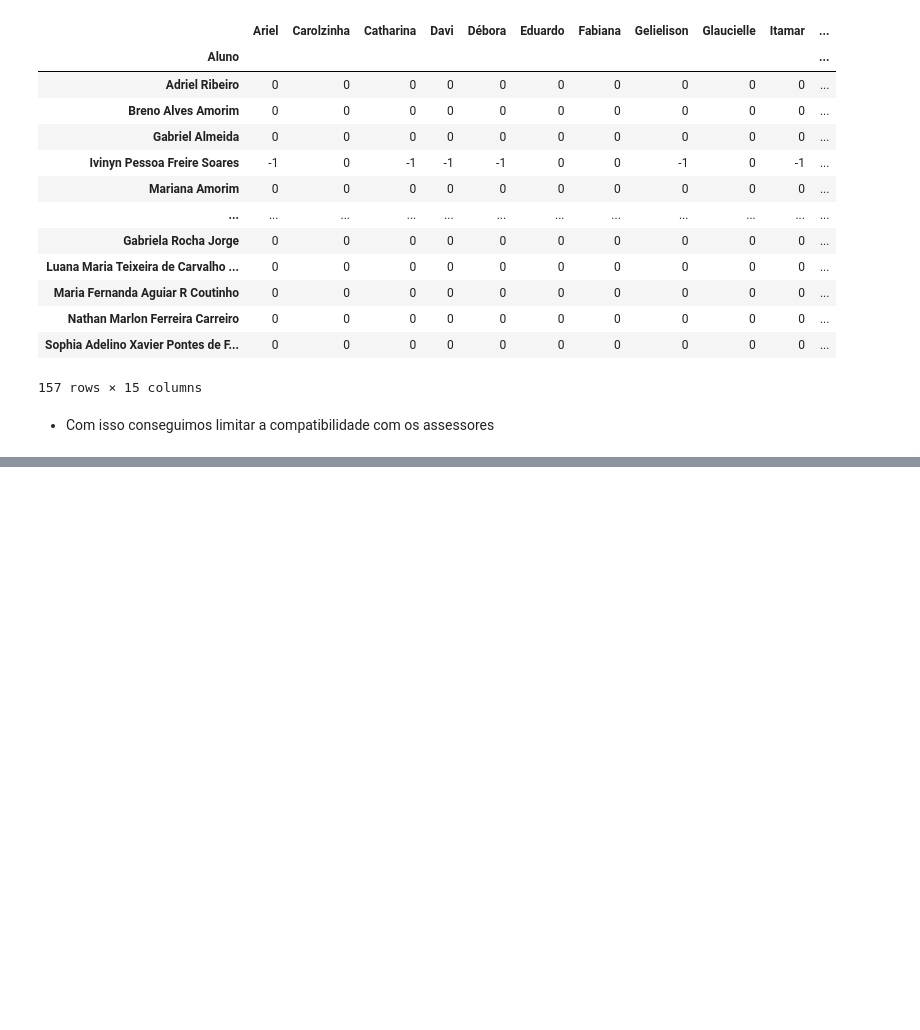
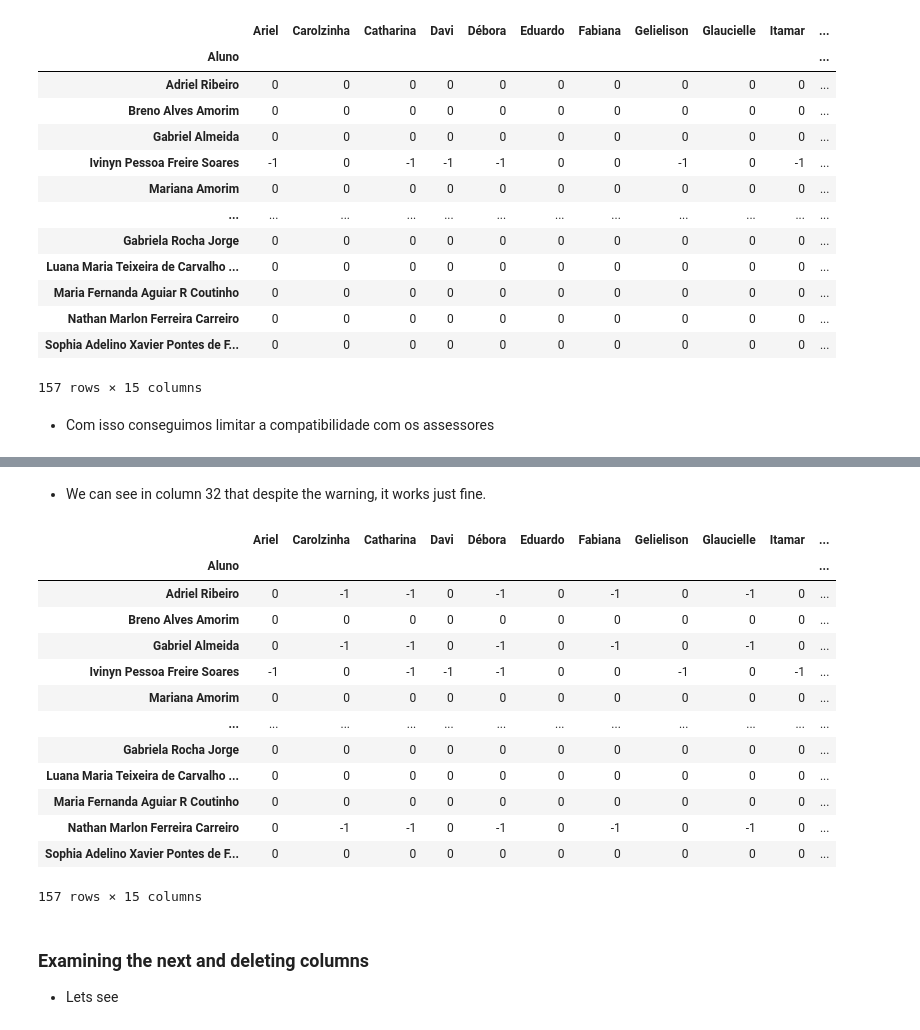
Before and after one commit to ItamarRocha/Operations-Research, a Jupyter notebook: algos/medway/Data preprocessing.ipynb, the cells around one changed output, grey strips where cells are left out. Drawn from its saved outputs; the diff is of its cells as text; code cells hidden in the pictures; blank space fills up the shorter version.

```diff
--- a/algos/medway/Data preprocessing.ipynb
+++ b/algos/medway/Data preprocessing.ipynb
@@ -517,0 +542,4 @@ compatibility_matrix
+# %%
+le = LabelEncoder()
+le.fit(df_students_answered[32])
+print(le.classes_)
@@ -517,0 +548,2 @@ compatibility_matrix
+# %%
+df_students_answered[32] = le.transform(df_students_answered[32])
@@ -517,0 +565,30 @@ compatibility_matrix
+# %% [markdown]
+* We can see in column 32 that despite the warning, it works just fine.
+# %%
+# its clear that we could do all the iterations with the previous loop and some of the next ones, but our goal here
+# is to make it more compreensive
+for advisor in df_assessores[0]:
+    advisor_sex = df_assessores.loc[advisor][2]
+    for student in df_students_answered.Aluno:
+        student_sex = df_students_answered.loc[student][2]
+        student_preference = df_students_answered.loc[student][32]
+
+        if student_sex != advisor_sex and student_preference:
+            compatibility_matrix[advisor][student] = -1
+# %%
+compatibility_matrix
+# %% [output]
+|  | Ariel | Carolzinha | Catharina | Davi | Débora | Eduardo | Fabiana | Gelielison | Glaucielle | Itamar | ... |
+| Aluno |  |  |  |  |  |  |  |  |  |  | ... |
+| Adriel Ribeiro | 0 | -1 | -1 | 0 | -1 | 0 | -1 | 0 | -1 | 0 | ... |
+| Breno Alves Amorim | 0 | 0 | 0 | 0 | 0 | 0 | 0 | 0 | 0 | 0 | ... |
+| Gabriel Almeida | 0 | -1 | -1 | 0 | -1 | 0 | -1 | 0 | -1 | 0 | ... |
+| Ivinyn Pessoa Freire Soares | -1 | 0 | -1 | -1 | -1 | 0 | 0 | -1 | 0 | -1 | ... |
+| Mariana Amorim | 0 | 0 | 0 | 0 | 0 | 0 | 0 | 0 | 0 | 0 | ... |
+| ... | ... | ... | ... | ... | ... | ... | ... | ... | ... | ... | ... |
+| Gabriela Rocha Jorge | 0 | 0 | 0 | 0 | 0 | 0 | 0 | 0 | 0 | 0 | ... |
+| Luana Maria Teixeira de Carvalho ... | 0 | 0 | 0 | 0 | 0 | 0 | 0 | 0 | 0 | 0 | ... |
+| Maria Fernanda Aguiar R Coutinho | 0 | 0 | 0 | 0 | 0 | 0 | 0 | 0 | 0 | 0 | ... |
+| Nathan Marlon Ferreira Carreiro | 0 | -1 | -1 | 0 | -1 | 0 | -1 | 0 | -1 | 0 | ... |
+| Sophia Adelino Xavier Pontes de F... | 0 | 0 | 0 | 0 | 0 | 0 | 0 | 0 | 0 | 0 | ... |
+157 rows × 15 columns
@@ -517,0 +599,3 @@ compatibility_matrix
+# %% [markdown]
+### Examining the next and deleting columns
+* Lets see
```
Also changed, not shown: parts of 31 cells of this notebook, 2 other files.
